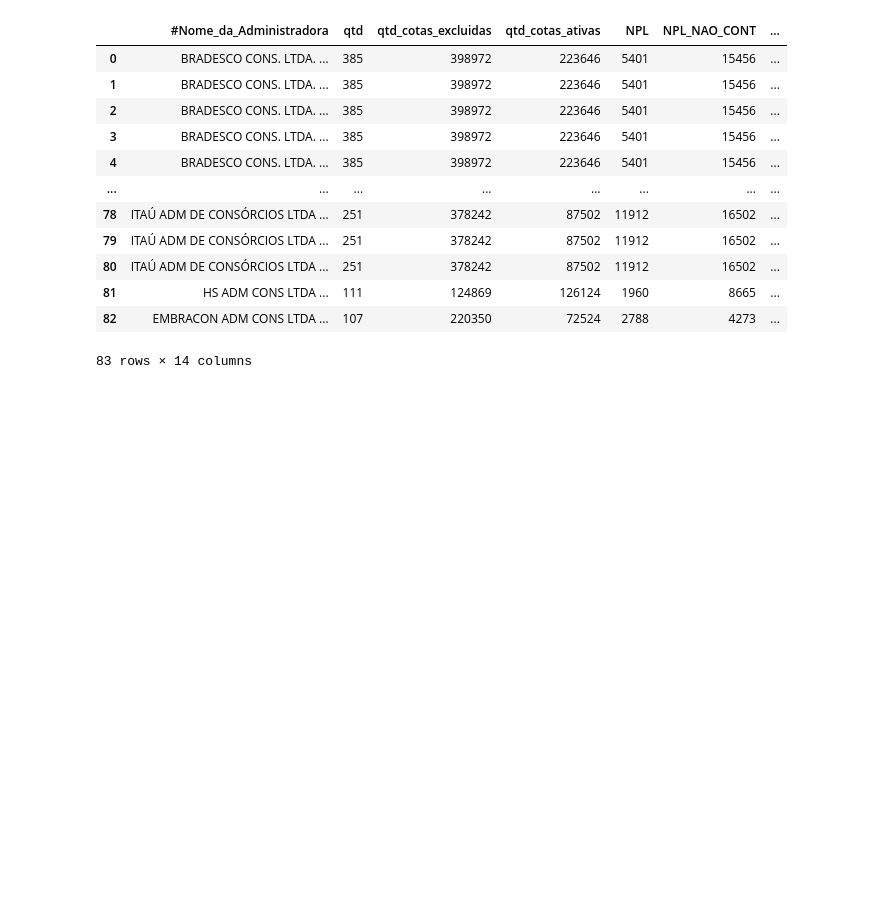
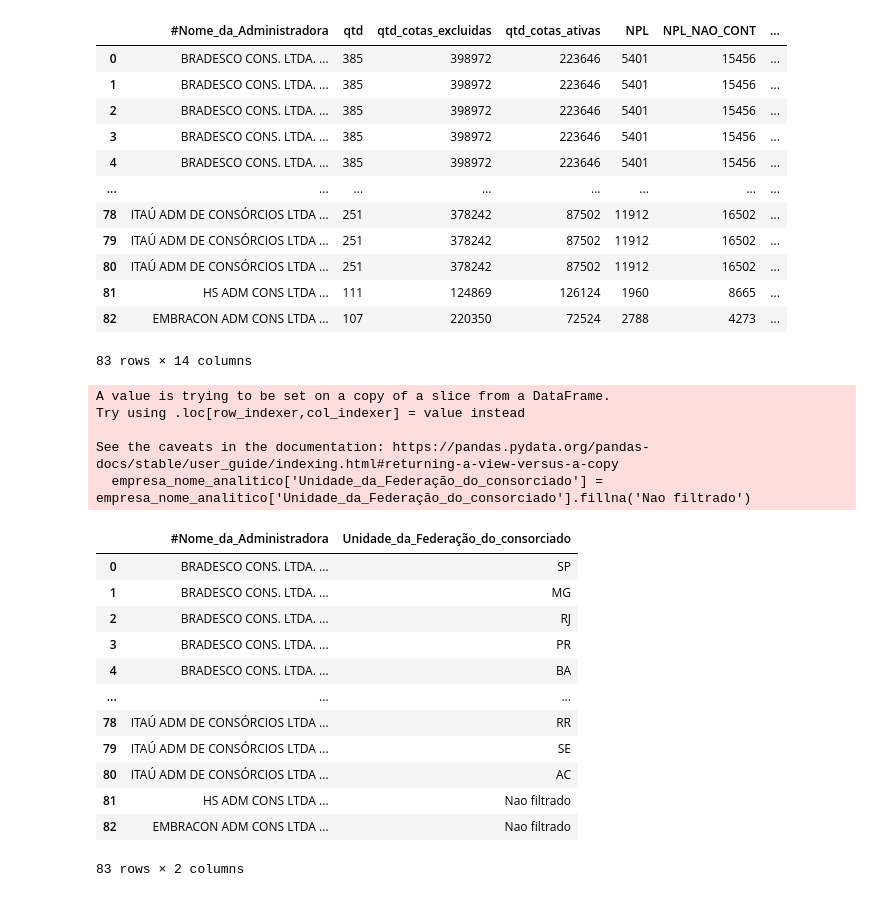
Before and after one commit to JonathanAlvesNogueira/Projeto-Analytics-BancoCentral, a Jupyter notebook: 1.0 codigo-fonte.ipynb, the cells around one changed output. Cells and saved outputs as stored; diff of their text form; code cells hidden in the pictures; blank space fills up the shorter version.

```diff
--- a/1.0 codigo-fonte.ipynb
+++ b/1.0 codigo-fonte.ipynb
@@ -78,21 +78,21 @@ display(df3)
 | 1922 | HS ADM CONS LTDA ... | 73516106 | 202310 | 1136 | 1 | ... |
 1123 rows × 17 columns
 # %%
-df_ordenado_quantidade = df3.groupby('#Nome_da_Administradora').agg(qtd=('#Nome_da_Administradora', 'size'),
+df4 = df3.groupby('#Nome_da_Administradora').agg(qtd=('#Nome_da_Administradora', 'size'),
                                                                    qtd_cotas_excluidas=('Quantidade_de_cotas_excluídas', 'sum')
                                                                    ,qtd_cotas_ativas=('Quantidade_de_cotas_ativas_em_dia', 'sum')
                                                                    ,NPL=('Quantidade_de_cotas_ativas_contempladas_inadimplentes', 'sum')
                                                                    ,NPL_NAO_CONT=('Quantidade_de_cotas_ativas_não_contempladas_inadimplentes', 'sum')
                                                                    ,qtd_cotas_nao_utilizadas=('Quantidade_de_cotas_ativas_com_crédito_pendente_de_utilização', 'sum')).reset_index()
 
-df_ordenado_quantidade = df_ordenado_quantidade.sort_values(by='qtd', ascending=False)
+df4 = df4.sort_values(by='qtd', ascending=False)
 
 
-df_ordenado_quantidade['NPL_CALC'] = (df_ordenado_quantidade['NPL'] / df_ordenado_quantidade['qtd_cotas_ativas']) * 100
-df_ordenado_quantidade['NPL_CALC_NCONT'] = (df_ordenado_quantidade['NPL_NAO_CONT'] / df_ordenado_quantidade['qtd_cotas_ativas']) * 100
+df4['NPL_CALC'] = (df4['NPL'] / df4['qtd_cotas_ativas']) * 100
+df4['NPL_CALC_NCONT'] = (df4['NPL_NAO_CONT'] / df4['qtd_cotas_ativas']) * 100
 
 
-display(df_ordenado_quantidade)
+display(df4)
 # %% [output]
 |  | #Nome_da_Administradora | qtd | qtd_cotas_excluidas | qtd_cotas_ativas | NPL | NPL_NAO_CONT | ... |
 | 0 | BRADESCO CONS. LTDA. ... | 385 | 398972 | 223646 | 5401 | 15456 | ... |
@@ -103,7 +105,7 @@ display(df_ordenado_quantidade)
 # %%
-df_ordenado_quantidade = df_ordenado_quantidade.head(5)
+df4 = df4.head(5)
 
-grafico_barras = plt.bar(df_ordenado_quantidade['#Nome_da_Administradora'], df_ordenado_quantidade['qtd'], color='gray')
+grafico_barras = plt.bar(df4['#Nome_da_Administradora'], df4['qtd'], color='gray')
 plt.xlabel('Empresas')
 plt.ylabel('QTD')
 
@@ -189,9 +191,10 @@ Index(['nm_empresa', 'Unidade_da_Federação_do_consorciado',
 # %%
 colunas_desejadas = ['Unidade_da_Federação_do_consorciado', 'qtd_apareceu_estado', 'qtd_ativos_nao_contemplad', 'qtd_adesao', 'nm_empresa']
 
-resultado_left_join = pd.merge(df_ordenado_quantidade, df_uf2[colunas_desejadas],
+df5 = pd.merge(df4, df_uf2[colunas_desejadas],
                                left_on='#Nome_da_Administradora', right_on='nm_empresa', how='left')
-display(resultado_left_join)
+
+display(df5)
 # %% [output]
 |  | #Nome_da_Administradora | qtd | qtd_cotas_excluidas | qtd_cotas_ativas | NPL | NPL_NAO_CONT | ... |
 | 0 | BRADESCO CONS. LTDA. ... | 385 | 398972 | 223646 | 5401 | 15456 | ... |
@@ -206,3 +209,27 @@ display(resultado_left_join)
 | 81 | HS ADM CONS LTDA ... | 111 | 124869 | 126124 | 1960 | 8665 | ... |
 | 82 | EMBRACON ADM CONS LTDA ... | 107 | 220350 | 72524 | 2788 | 4273 | ... |
 83 rows × 14 columns
+# %%
+empresa_nome_analitico = df5[['#Nome_da_Administradora', 'Unidade_da_Federação_do_consorciado']]
+
+empresa_nome_analitico['Unidade_da_Federação_do_consorciado'] = empresa_nome_analitico['Unidade_da_Federação_do_consorciado'].fillna('Nao filtrado')
+display(empresa_nome_analitico)
+# %% [output]
+A value is trying to be set on a copy of a slice from a DataFrame.
+Try using .loc[row_indexer,col_indexer] = value instead
+
+See the caveats in the documentation: https://pandas.pydata.org/pandas-docs/stable/user_guide/indexing.html#returning-a-view-versus-a-copy
+  empresa_nome_analitico['Unidade_da_Federação_do_consorciado'] = empresa_nome_analitico['Unidade_da_Federação_do_consorciado'].fillna('Nao filtrado')
+|  | #Nome_da_Administradora | Unidade_da_Federação_do_consorciado |
+| 0 | BRADESCO CONS. LTDA. ... | SP |
+| 1 | BRADESCO CONS. LTDA. ... | MG |
+| 2 | BRADESCO CONS. LTDA. ... | RJ |
+| 3 | BRADESCO CONS. LTDA. ... | PR |
+| 4 | BRADESCO CONS. LTDA. ... | BA |
+| ... | ... | ... |
+| 78 | ITAÚ ADM DE CONSÓRCIOS LTDA ... | RR |
+| 79 | ITAÚ ADM DE CONSÓRCIOS LTDA ... | SE |
+| 80 | ITAÚ ADM DE CONSÓRCIOS LTDA ... | AC |
+| 81 | HS ADM CONS LTDA ... | Nao filtrado |
+| 82 | EMBRACON ADM CONS LTDA ... | Nao filtrado |
+83 rows × 2 columns
```
Also changed, not shown: parts of 4 cells of this notebook, 1 other file.
